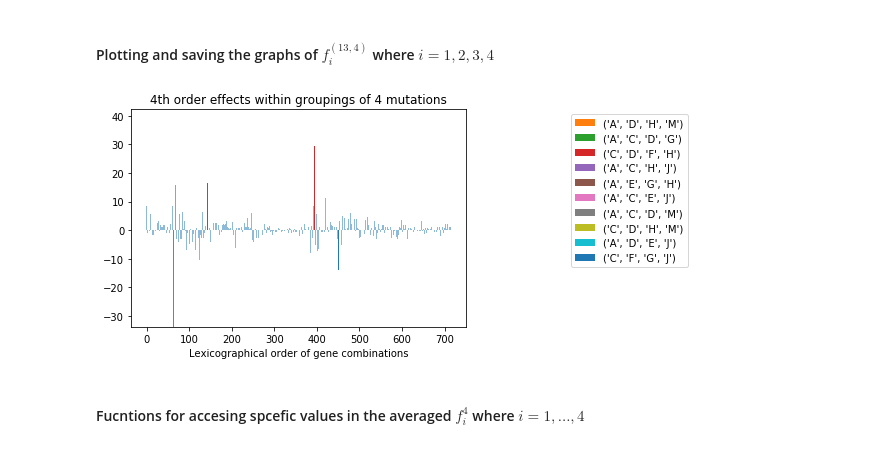
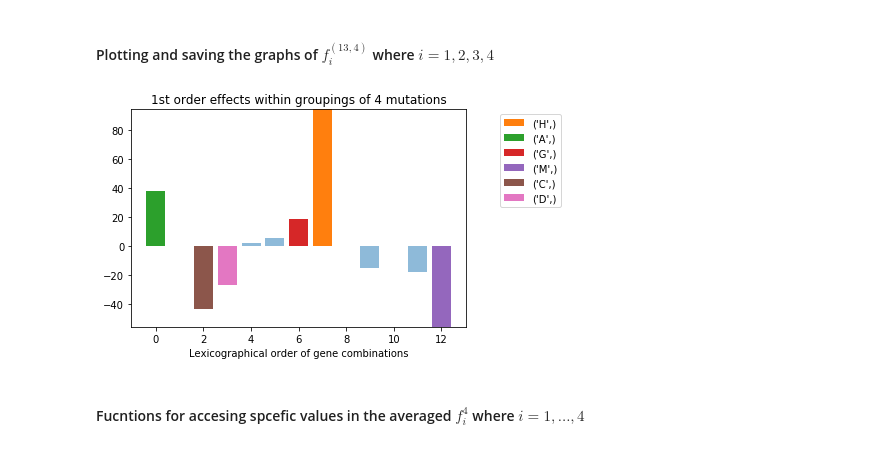
Before and after one commit to LillianGonzalezAlbino/FourierAnalysis, a Jupyter notebook: Spectral-Analysis-Reduced-Dataset(and).ipynb, the cells around one changed output. Drawn from its saved outputs; the diff is of its cells as text; code cells hidden in the pictures.

```diff
--- a/Spectral-Analysis-Reduced-Dataset(and).ipynb
+++ b/Spectral-Analysis-Reduced-Dataset(and).ipynb
@@ -640,0 +881,10 @@ array([ 3.63455063,  3.63455063,  3.63455063, ...,  3.63455063,
+# %%
+# match values with ids
+IDMalListf3 = []
+for order in range(1,len(MalListf3)):
+    fi = MalListf3[order]
+    newfi = []
+    lexOrder = alphabet_choose_k(list(range(13)), order)
+    for i in range(len(fi)):
+        newfi.append( (lexOrder[i], fi[i]) )
+    IDMalListf3.append(newfi)
@@ -641,18 +945,18 @@ array([ 3.63455063,  3.63455063,  3.63455063, ...,  3.63455063,
 # %% [markdown]
 # Data vector for $f^{(13,4)}$ with average instead of zeros
 # %%
-F = data_vectors_f2[2]
+F4 = data_vectors_f2[2]
 counter = 0
-for i in range(len(F)):
-    if(int(F[i]) != 0):
+for i in range(len(F4)):
+    if(int(F4[i]) != 0):
         counter += 1
-Average = sum(F)/counter
+Average = sum(F4)/counter
 
-F_Average = np.zeros(len(F))
-for i in range(len(F_Average)):
-    if(int(F[i]) == 0):
-        F_Average[i] = Average
+F4_Average = np.zeros(len(F4))
+for i in range(len(F4_Average)):
+    if(int(F4[i]) == 0):
+        F4_Average[i] = Average
     else:
-        F_Average[i] = F[i]
+        F4_Average[i] = F4[i]
 # %%
 # validation (of sorts)
@@ -664,11 +968,11 @@ print(sum(F), sum(F_Average))
 # %%
 #Apply Mallow's Method to datavector
 # partitioned data vector
-f2 = F_Average
-k2 = 4.0
+# f = F4_Average
+k = 4.0
 
 # create tuples for k pairings
-variable_tuples = alphabet_choose_k(list(range(num_vars)), k2)
+variable_tuples = alphabet_choose_k(list(range(num_vars)), k)
 
 # calculate adjacency matrix and its eigen values
 Adjacency = calc_adj_mat(variable_tuples)
@@ -680,23 +984,22 @@ eig_vals, eig_vecs = calc_eig_vec_of_adj_matrix(Adjacency)
 M_basis = group_eig_vecs(eig_vals, eig_vecs)
 
 # reshape data vector
-f = F_Average.reshape(len(F_Average),1)
+f_4 = F4_Average.reshape(len(F4_Average),1)
 
 # project f onto M basis
-f_list = proj_f_onto_M(f, M_basis)
+f4_list = proj_f_onto_M(f_4, M_basis)
 # print(f_list)
 
 # Use Mallows method to transform f_is into interpretable vectors
-MalList = Mallows_list(list(range(num_vars)), f_list, (num_vars,int(k2)))
+MalListf4 = Mallows_list(list(range(num_vars)), f4_list, (num_vars,int(k)))
 # %% [markdown]
 #### Plotting and saving the graphs of $f^{(13,4)}_i$ where $i = 1,2,3,4$
 # %%
 # # plot f^4_1, f^4_2, f^4_3, f^4_4
-k = 4
-# # order range from 1 to 6
-color_peaks(MalList[4], order = 4, k = 4, n_max_peak = 6, n_min_peak = 4)
+# order range from 1 to 4
+color_peaks(MalListf4[1], order = 1, k = 4, n_max_peak = 3, n_min_peak = 3)
 # %% [output]
-[figure, old version]
+[figure, new version]
 # %% [markdown]
 #### Fucntions for accesing spcefic values in the averaged $f^4_i$ where $i=1,...,4$
 # %%
```
Also changed, not shown: parts of 88 cells of this notebook.
